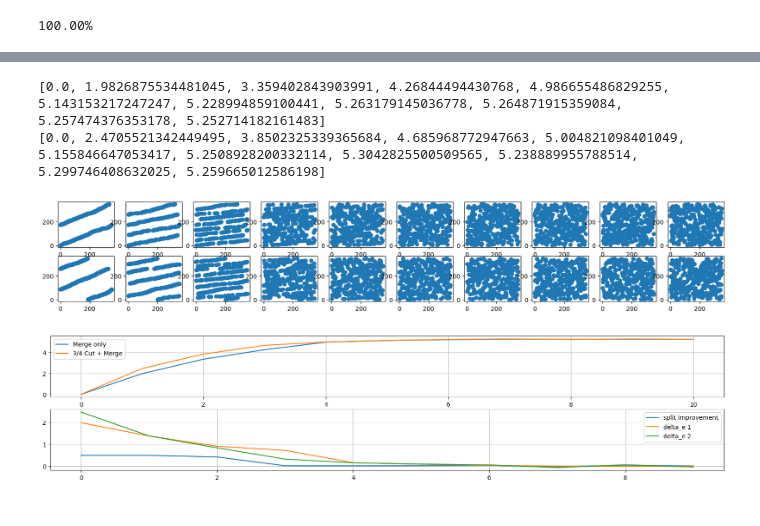
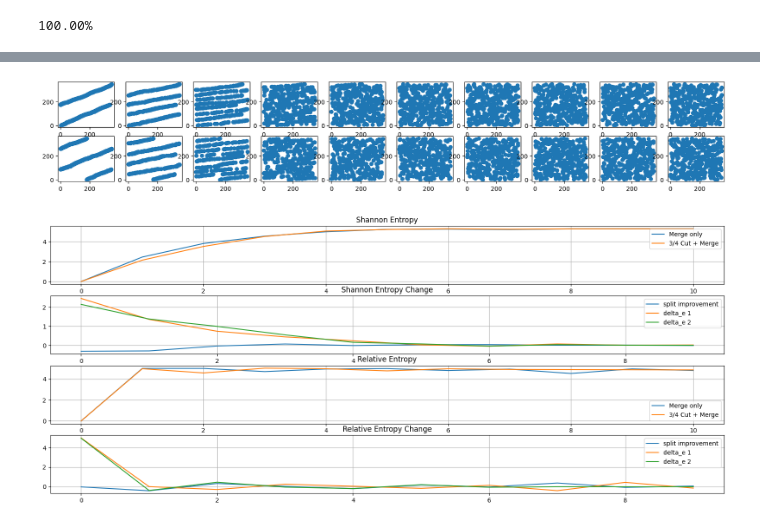
Before and after one commit to MartynStaalsen/llama_hand_ratio, a Jupyter notebook: llama.ipynb, the cells around one changed output, grey strips where cells are left out. Cells and saved outputs as stored; diff of their text form; code cells hidden in the pictures.

Commit message:
relative entropy

```diff
--- a/llama.ipynb
+++ b/llama.ipynb
@@ -330,7 +368,6 @@ f.subplots_adjust(top = 0.93)
 # gonna move this to the end of the file, but it's kinda cool so I'm leaving it in
 
 ld =  gen_llama_deck(50)
-
 shuffle_iters = 10
 
 f, ax = plt.subplots(2, (shuffle_iters), figsize = (20, 3))
@@ -341,45 +378,62 @@ def plot_order(ax, order):
 
 initial_order = ld.get_order()
 
+re_1 = [ld.calculate_relative_entropy(initial_order)]
 e_1 = [ld.calculate_shannon_entropy()]
 for i in range(shuffle_iters):
-    #ld.cut(0.75)
+    last_order = ld.get_order()
     ld.shuffle()
     e_1.append(ld.calculate_shannon_entropy())
+    re_1.append(ld.calculate_relative_entropy(last_order))
     plot_order(ax[0][i], ld.get_order())
 
 ld.restore_order(initial_order)
 
+re_2 = [ld.calculate_relative_entropy(initial_order)]
 e_2 = [ld.calculate_shannon_entropy()]
 for i in range(shuffle_iters):
+    last_order = ld.get_order()
     ld.cut(0.75)
     ld.shuffle()
     e_2.append(ld.calculate_shannon_entropy())
+    re_2.append(ld.calculate_relative_entropy(last_order))
     plot_order(ax[1][i], ld.get_order())
 
 f.show()
 
-f, ax = plt.subplots(2, 1, figsize = (20, 4))
+f, ax = plt.subplots(4, 1, figsize = (20, 8))
 
 ax[0].plot(range(shuffle_iters + 1), e_1, label = "Merge only")
 ax[0].plot(range(shuffle_iters + 1), e_2, label = "3/4 Cut + Merge")
+ax[0].set_title("Shannon Entropy")
 shuffle_deltas = [e_2[i] - e_1[i] for i in range(1, len(e_1))]
 entropy_delta_e1 = [e_1[i] - e_1[i-1] for i in range(1, len(e_1))]
 entropy_delta_e2 = [e_2[i] - e_2[i-1] for i in range(1, len(e_2))]
 ax[1].plot(range(shuffle_iters), shuffle_deltas, label = "split improvement")
 ax[1].plot(range(shuffle_iters), entropy_delta_e1, label = "delta_e 1")
 ax[1].plot(range(shuffle_iters), entropy_delta_e2, label = "delta_e 2")
-print(e_1)
-print(e_2)
+ax[1].set_title("Shannon Entropy Change")
+
+
+ax[2].plot(range(shuffle_iters + 1), re_1, label = "Merge only")
+ax[2].plot(range(shuffle_iters + 1), re_2, label = "3/4 Cut + Merge")
+ax[2].set_title("Relative Entropy")
+
+re_deltas = [re_2[i] - re_1[i] for i in range(1, len(re_1))]
+re_delta_e1 = [re_1[i] - re_1[i-1] for i in range(1, len(re_1))]
+re_delta_e2 = [re_2[i] - re_2[i-1] for i in range(1, len(re_2))]
+ax[3].plot(range(shuffle_iters), re_deltas, label = "split improvement")
+ax[3].plot(range(shuffle_iters), re_delta_e1, label = "delta_e 1")
+ax[3].plot(range(shuffle_iters), re_delta_e2, label = "delta_e 2")
+ax[3].set_title("Relative Entropy Change")
+
 for a in ax:
     a.legend()
     a.grid()
 
 # run this enough and you'll see that my cut + merge strategy is not actually any better for the total entropy
 # it might be better for the cards at the very edges, but is neglible to the total shannon entropy, and you
 # can solve the issue of the edge cards staying at the edges by just cutting at the end of shuffling
 # %% [output]
-[0.0, 1.9826875534481045, 3.359402843903991, 4.26844494430768, 4.986655486829255, 5.143153217247247, 5.228994859100441, 5.263179145036778, 5.264871915359084, 5.257474376353178, 5.252714182161483]
-[0.0, 2.4705521342449495, 3.8502325339365684, 4.685968772947663, 5.004821098401049, 5.155846647053417, 5.2508928200332114, 5.3042825500509565, 5.238889955788514, 5.299746408632025, 5.259665012586198]
-[figure, old version]
+[figure, new version]
-[figure, old version]
+[figure, new version]
```
Also changed, not shown: parts of 4 cells of this notebook.
